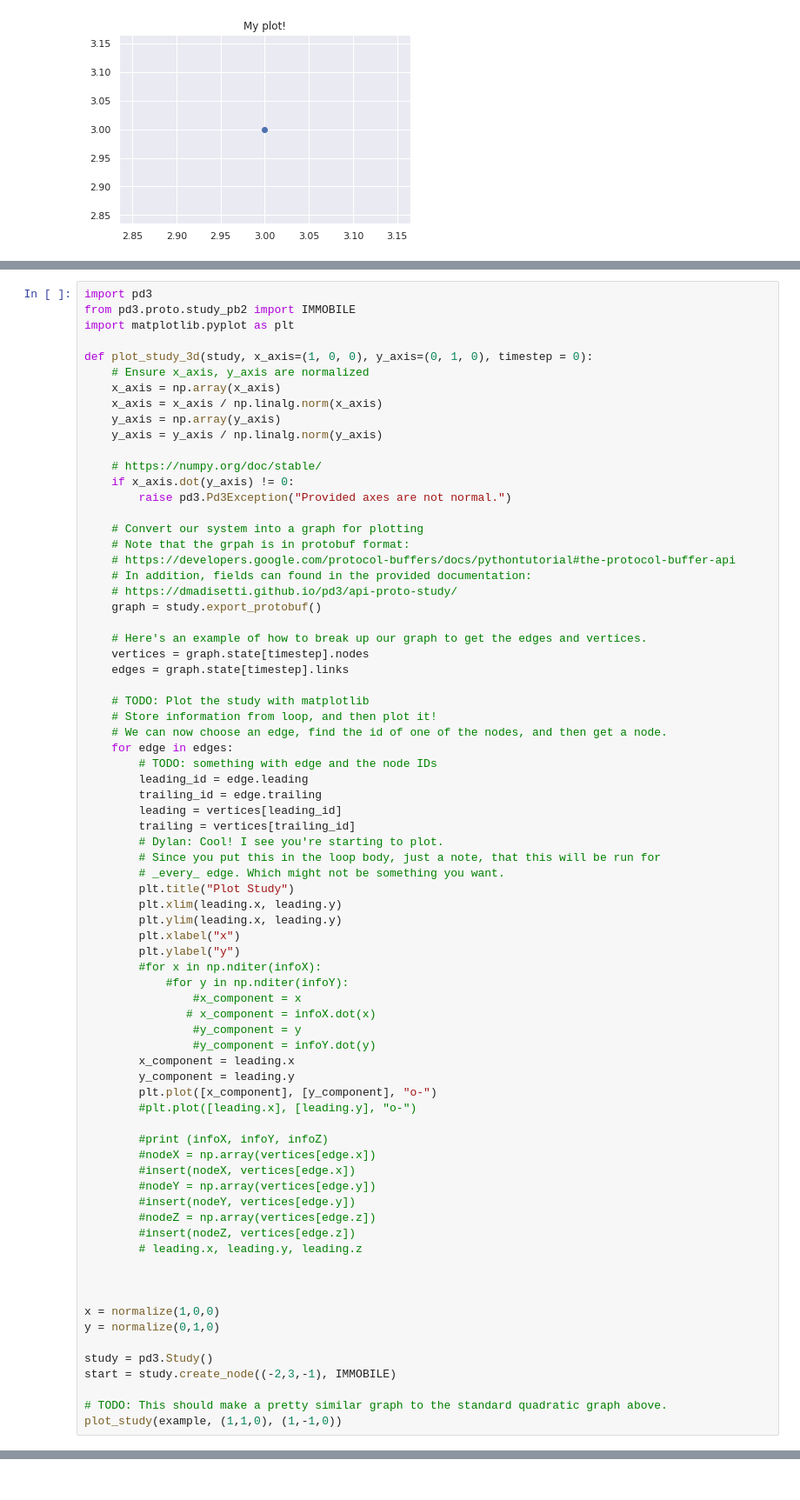
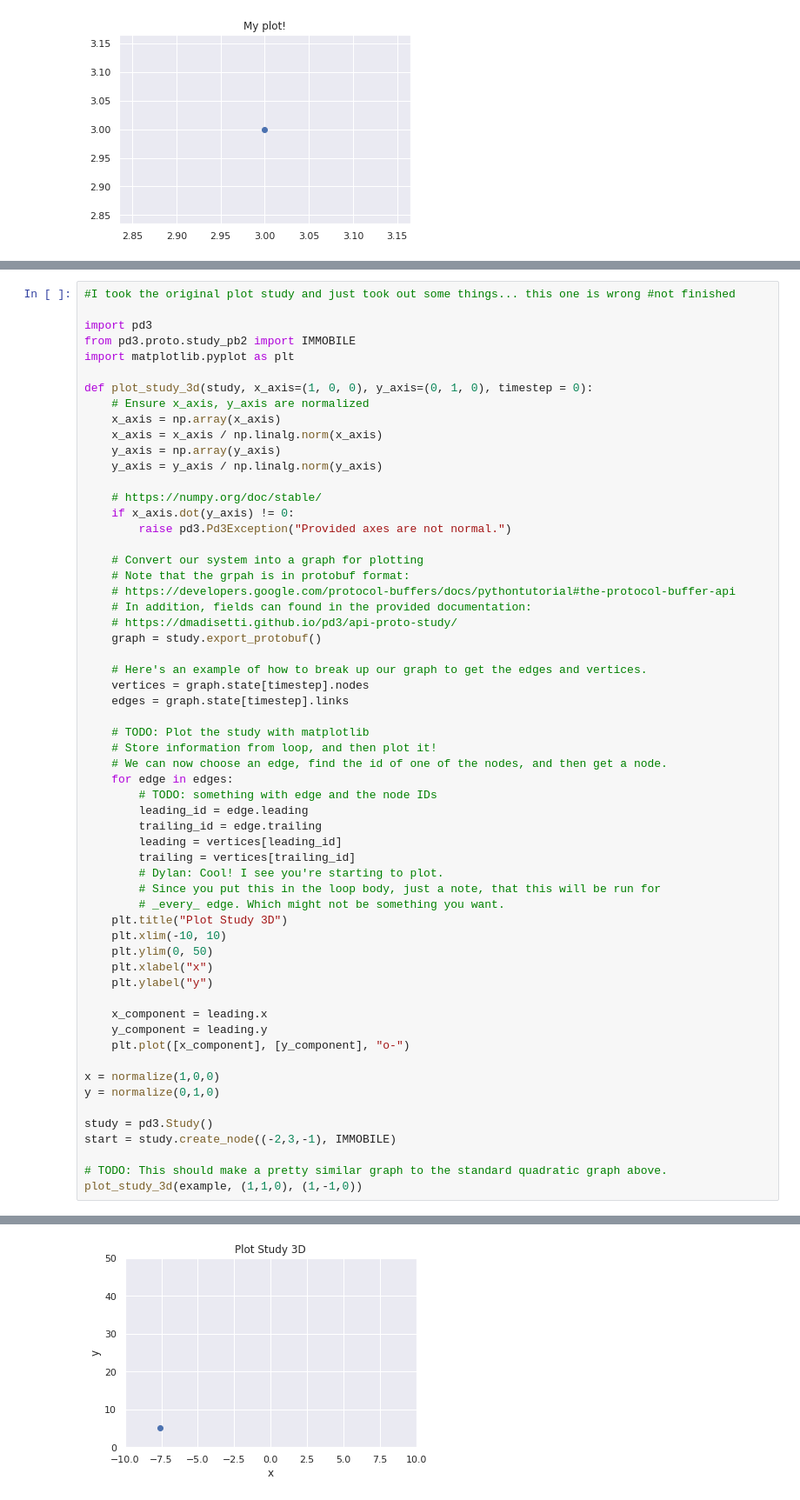
Before and after one commit to cemel-jhu/pd3_plot, a Jupyter notebook: 0_Intro.ipynb, the cells around one changed output, grey strips where cells are left out. Shown at 87% size. Drawn from its saved outputs; the diff is of its cells as text.

```diff
--- a/0_Intro.ipynb
+++ b/0_Intro.ipynb
@@ -359,4 +406,6 @@ ValueError: shapes (3,) and (1,) not aligned: 3 (dim 0) != 1 (dim 0)
 # %%
+#I took the original plot study and just took out some things... this one is wrong #not finished
+
 import pd3
 from pd3.proto.study_pb2 import IMMOBILE
 import matplotlib.pyplot as plt
@@ -395,32 +444,15 @@ def plot_study_3d(study, x_axis=(1, 0, 0), y_axis=(0, 1, 0), timestep = 0):
         # Dylan: Cool! I see you're starting to plot.
         # Since you put this in the loop body, just a note, that this will be run for
         # _every_ edge. Which might not be something you want.
-        plt.title("Plot Study")
-        plt.xlim(leading.x, leading.y)
-        plt.ylim(leading.x, leading.y)
-        plt.xlabel("x")
-        plt.ylabel("y")
-        #for x in np.nditer(infoX):
-            #for y in np.nditer(infoY):
-                #x_component = x
-               # x_component = infoX.dot(x)
-                #y_component = y
-                #y_component = infoY.dot(y)
-        x_component = leading.x
-        y_component = leading.y
-        plt.plot([x_component], [y_component], "o-")
-        #plt.plot([leading.x], [leading.y], "o-")
+    plt.title("Plot Study 3D")
+    plt.xlim(-10, 10)
+    plt.ylim(0, 50)
+    plt.xlabel("x")
+    plt.ylabel("y")
 
-        #print (infoX, infoY, infoZ)
-        #nodeX = np.array(vertices[edge.x])
-        #insert(nodeX, vertices[edge.x])
-        #nodeY = np.array(vertices[edge.y])
-        #insert(nodeY, vertices[edge.y])
-        #nodeZ = np.array(vertices[edge.z])
-        #insert(nodeZ, vertices[edge.z])
-        # leading.x, leading.y, leading.z
-
-
+    x_component = leading.x
+    y_component = leading.y
+    plt.plot([x_component], [y_component], "o-")
 
 x = normalize(1,0,0)
 y = normalize(0,1,0)
@@ -429,5 +461,5 @@ study = pd3.Study()
 start = study.create_node((-2,3,-1), IMMOBILE)
 
 # TODO: This should make a pretty similar graph to the standard quadratic graph above.
-plot_study(example, (1,1,0), (1,-1,0))
+plot_study_3d(example, (1,1,0), (1,-1,0))
 # %% [output]
@@ -434,0 +466 @@ ValueError: shapes (3,) and (1,) not aligned: 3 (dim 0) != 1 (dim 0)
+[figure, added]
```
Also changed, not shown: parts of 5 cells of this notebook.
